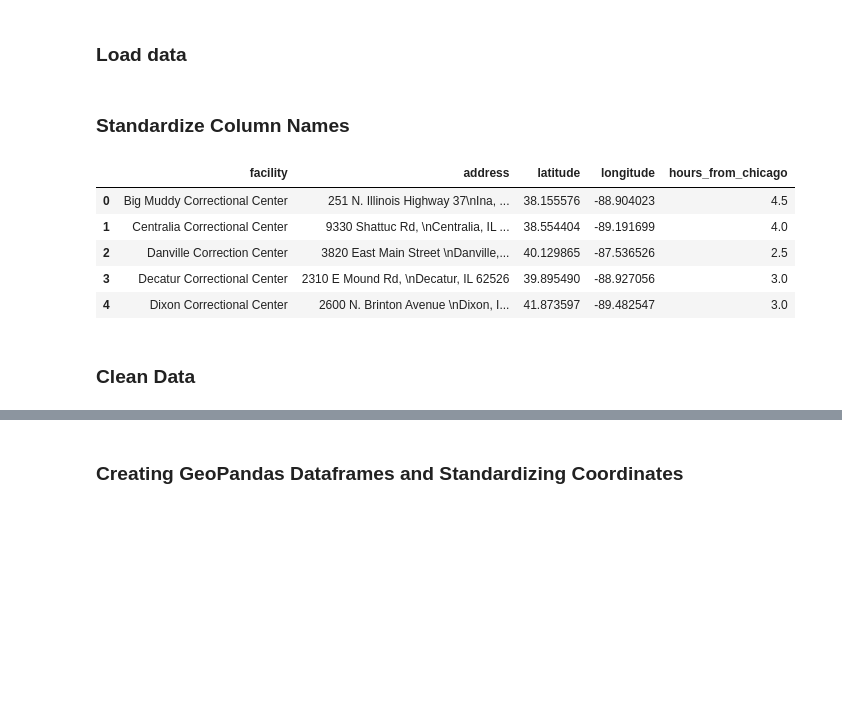
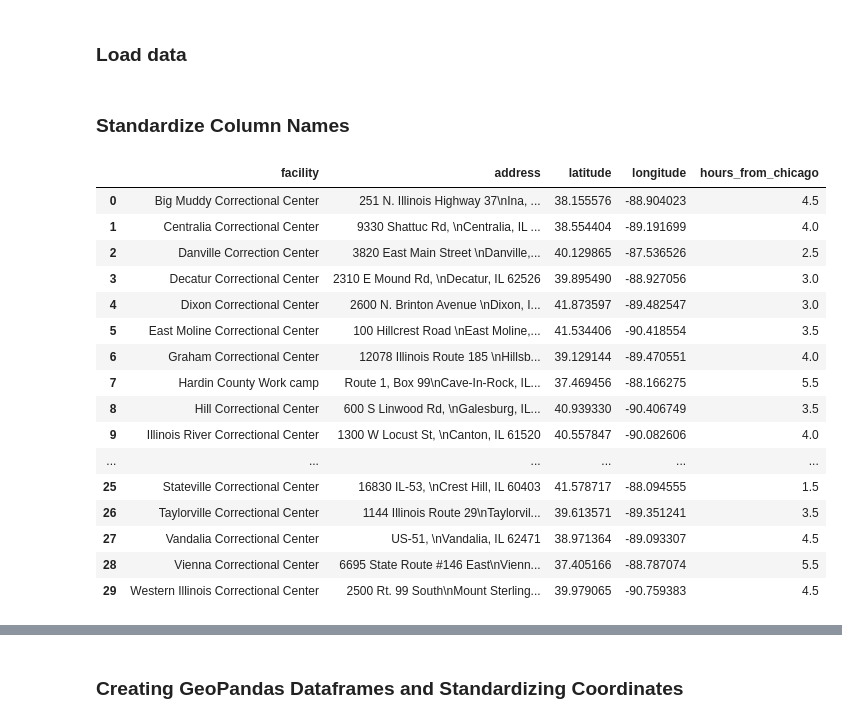
Before and after one commit to thejhapc/prisonmaps, a Jupyter notebook: notebooks/il_maps.ipynb, the cells around one changed output, grey strips where cells are left out. Cells and saved outputs as stored; diff of their text form; code cells hidden in the pictures; blank space fills up the shorter version.

```diff
--- a/notebooks/il_maps.ipynb
+++ b/notebooks/il_maps.ipynb
@@ -20,8 +26,8 @@ from folium.plugins import MarkerCluster
 # %%
 prisons_distance = pd.read_excel("../data/prisons_distance.xlsx")
 il_state_boundaries = gpd.read_file("../data/IL_BNDY_State/IL_BNDY_State_Py.shp")
-# %% [markdown]
-### Standardize Column Names
+# %% [markdown]
+### Standardize Column Names
 # %%
 prisons_distance = prisons_distance.rename(
     columns={
@@ -33,13 +39,22 @@ prisons_distance = prisons_distance.rename(
     }
 )
 # %%
-prisons_distance.head()
+prisons_distance.head(50)
 # %% [output]
 |  | facility | address | latitude | longitude | hours_from_chicago |
 | 0 | Big Muddy Correctional Center | 251 N. Illinois Highway 37\nIna, ... | 38.155576 | -88.904023 | 4.5 |
 | 1 | Centralia Correctional Center | 9330 Shattuc Rd, \nCentralia, IL ... | 38.554404 | -89.191699 | 4.0 |
 | 2 | Danville Correction Center | 3820 East Main Street \nDanville,... | 40.129865 | -87.536526 | 2.5 |
 | 3 | Decatur Correctional Center | 2310 E Mound Rd, \nDecatur, IL 62526 | 39.895490 | -88.927056 | 3.0 |
 | 4 | Dixon Correctional Center | 2600 N. Brinton Avenue \nDixon, I... | 41.873597 | -89.482547 | 3.0 |
+| 5 | East Moline Correctional Center | 100 Hillcrest Road \nEast Moline,... | 41.534406 | -90.418554 | 3.5 |
+| 6 | Graham Correctional Center | 12078 Illinois Route 185 \nHillsb... | 39.129144 | -89.470551 | 4.0 |
+| 7 | Hardin County Work camp | Route 1, Box 99\nCave-In-Rock, IL... | 37.469456 | -88.166275 | 5.5 |
+| 8 | Hill Correctional Center | 600 S Linwood Rd, \nGalesburg, IL... | 40.939330 | -90.406749 | 3.5 |
+| 9 | Illinois River Correctional Center | 1300 W Locust St, \nCanton, IL 61520 | 40.557847 | -90.082606 | 4.0 |
+| ... | ... | ... | ... | ... | ... |
+| 25 | Stateville Correctional Center | 16830 IL-53, \nCrest Hill, IL 60403 | 41.578717 | -88.094555 | 1.5 |
+| 26 | Taylorville Correctional Center | 1144 Illinois Route 29\nTaylorvil... | 39.613571 | -89.351241 | 3.5 |
+| 27 | Vandalia Correctional Center | US-51, \nVandalia, IL 62471 | 38.971364 | -89.093307 | 4.5 |
+| 28 | Vienna Correctional Center | 6695 State Route #146 East\nVienn... | 37.405166 | -88.787074 | 5.5 |
+| 29 | Western Illinois Correctional Center | 2500 Rt. 99 South\nMount Sterling... | 39.979065 | -90.759383 | 4.5 |
-# %% [markdown]
-### Clean Data
```
Also changed, not shown: parts of 21 cells of this notebook.
